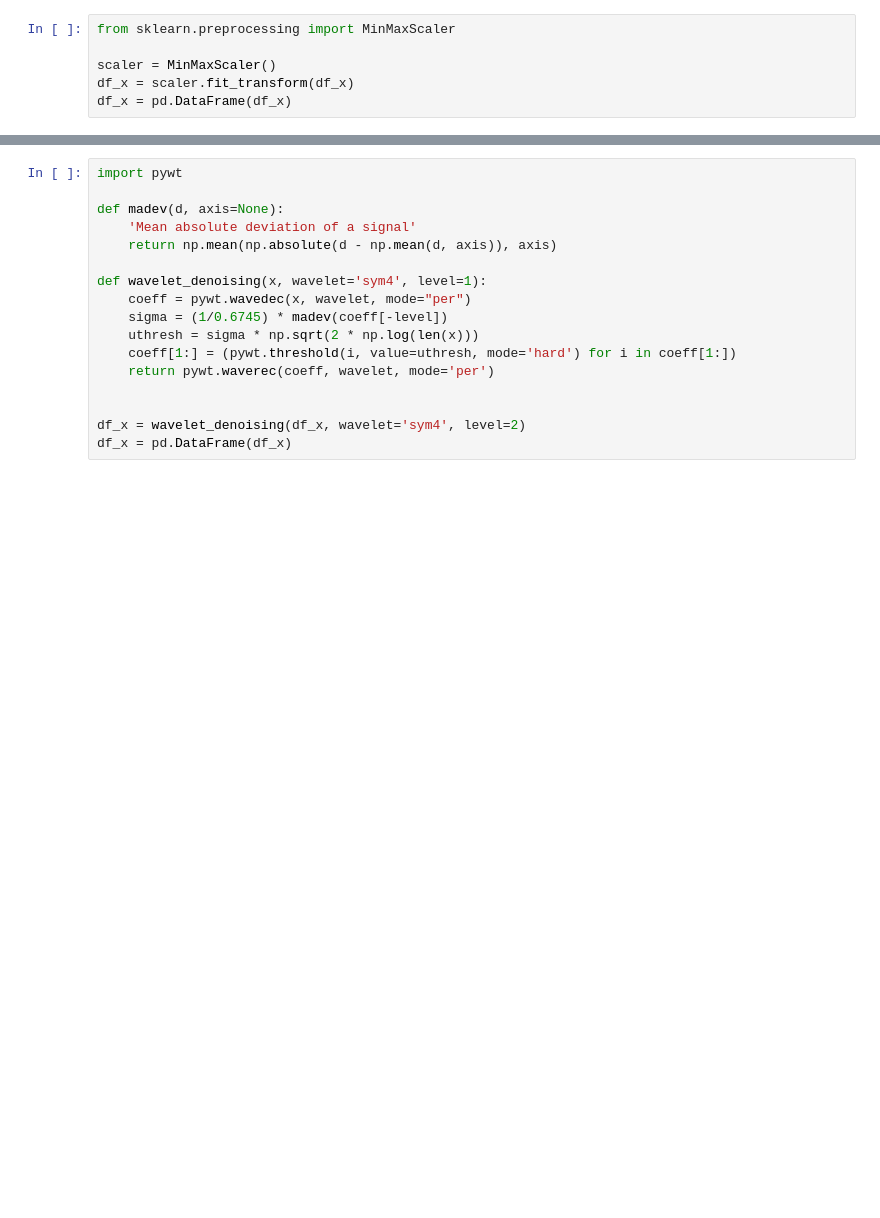
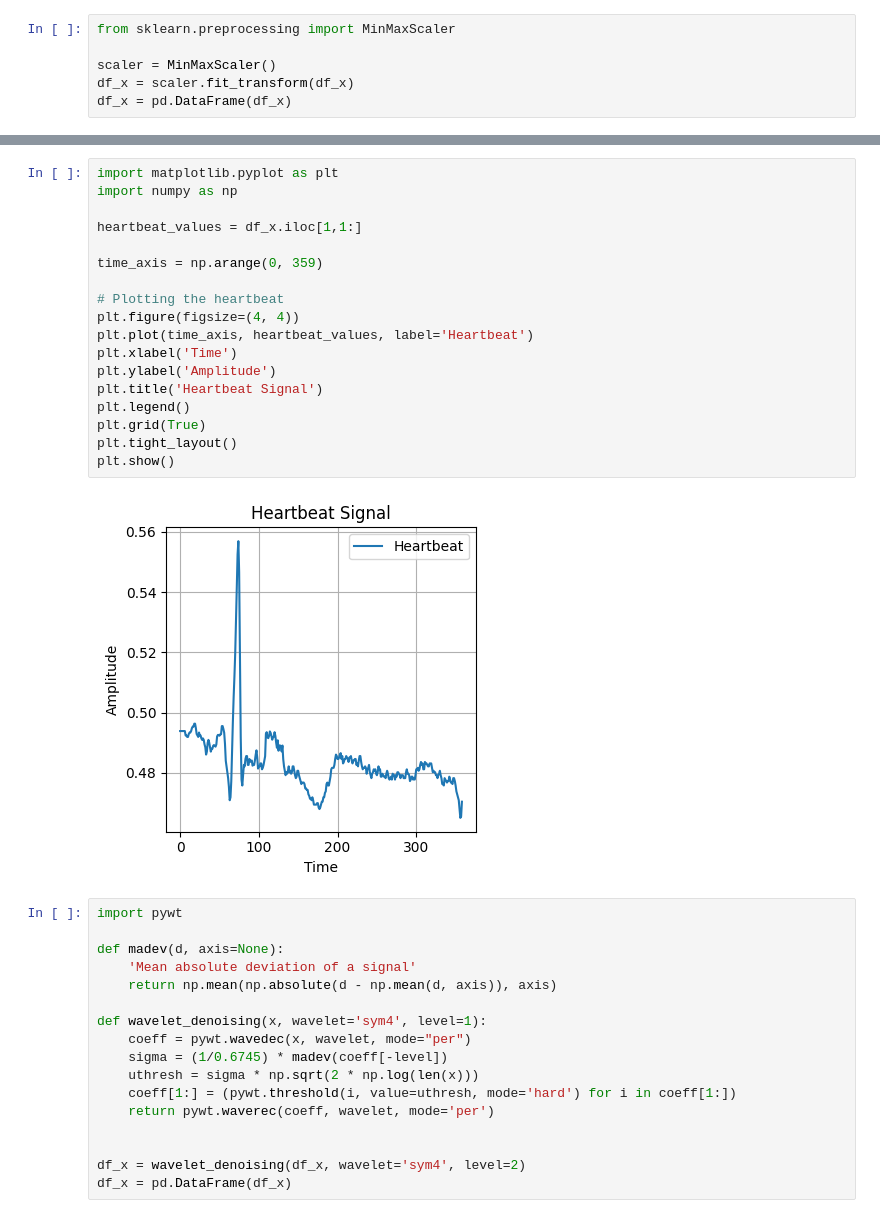
Before and after one commit to arthurdesma/Arrhythmia_Detection_and_Classification, a Jupyter notebook: data_treatement_test.ipynb, the cells around one changed output, grey strips where cells are left out. Drawn from its saved outputs; the diff is of its cells as text; blank space fills up the shorter version.

```diff
--- a/data_treatement_test.ipynb
+++ b/data_treatement_test.ipynb
@@ -189,3 +209,23 @@ df_x = pd.DataFrame(df_x)
+# %%
+import matplotlib.pyplot as plt
+import numpy as np
+
+heartbeat_values = df_x.iloc[1,1:]
+
+time_axis = np.arange(0, 359)
+
+# Plotting the heartbeat
+plt.figure(figsize=(4, 4))
+plt.plot(time_axis, heartbeat_values, label='Heartbeat')
+plt.xlabel('Time')
+plt.ylabel('Amplitude')
+plt.title('Heartbeat Signal')
+plt.legend()
+plt.grid(True)
+plt.tight_layout()
+plt.show()
+# %% [output]
+[figure, added]
 # %%
 import pywt
 
```
Also changed, not shown: parts of 7 cells of this notebook.
